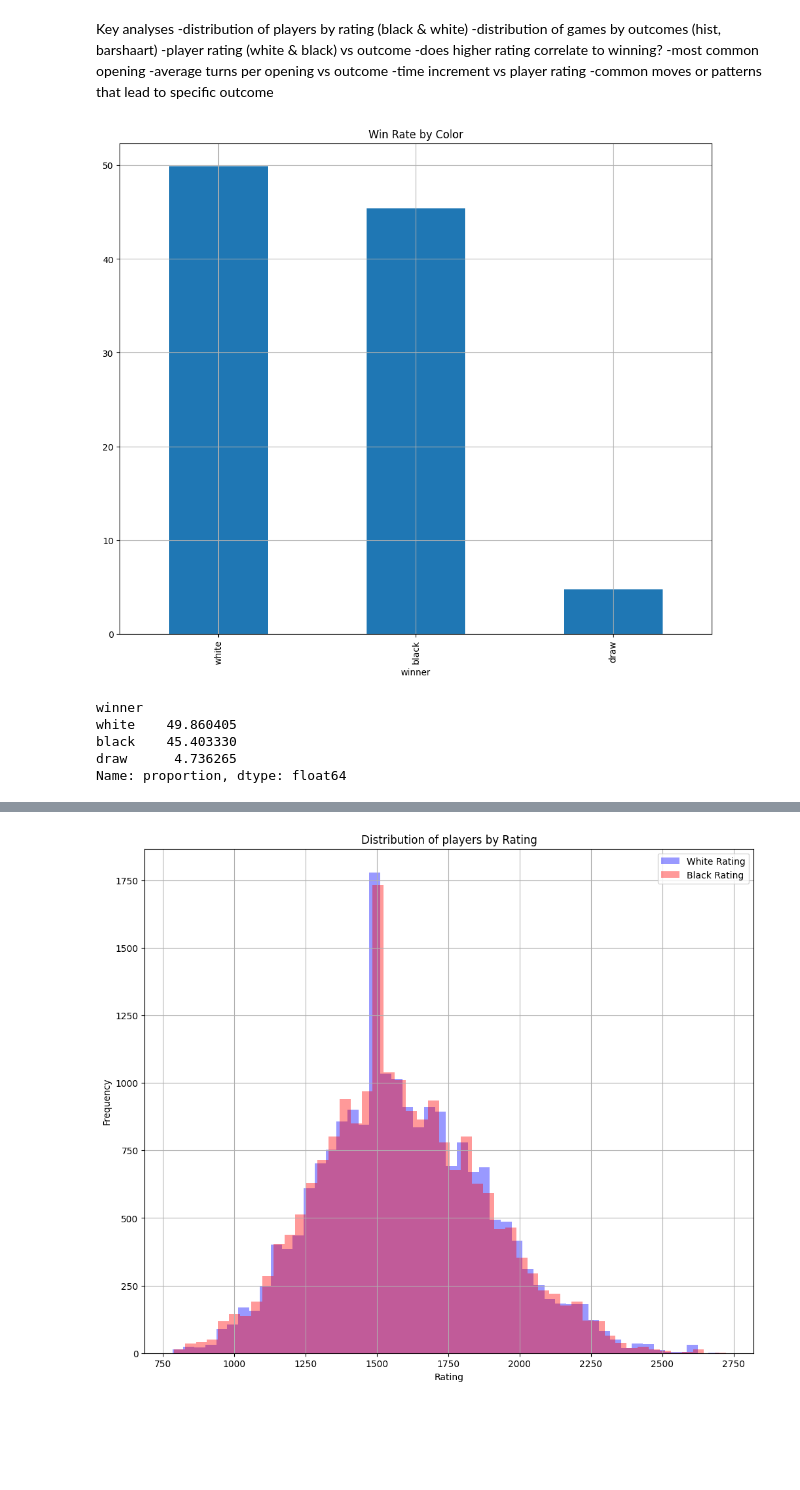
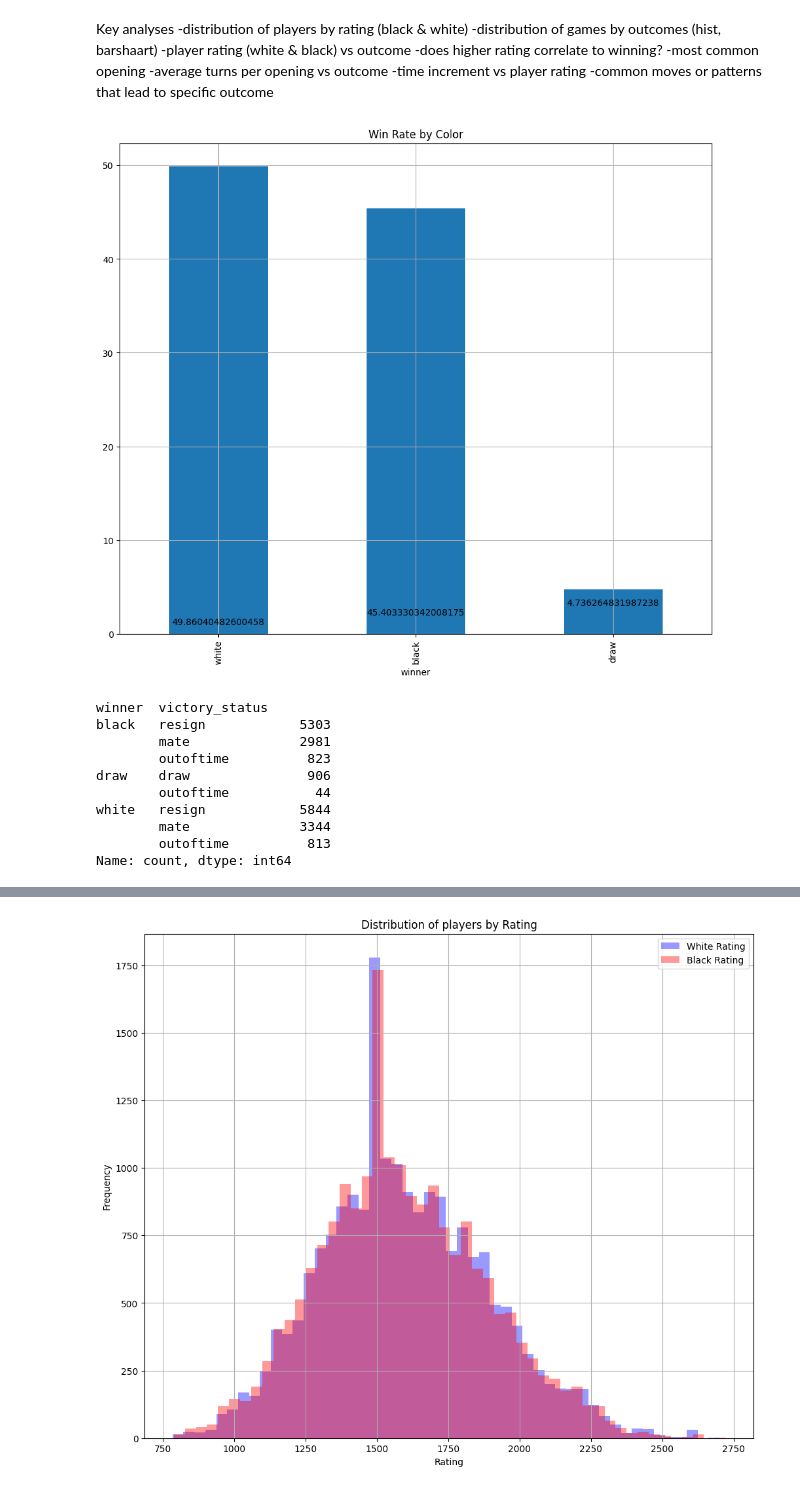
Before and after one commit to i-am-christy/The-Chess-Project, a Jupyter notebook: chess_project.ipynb, the cells around one changed output, grey strips where cells are left out. Saved outputs shown, nothing was run; the diff lists cells and outputs as text; code cells hidden in the pictures; blank space fills up the shorter version.

```diff
--- a/chess_project.ipynb
+++ b/chess_project.ipynb
@@ -82,6 +81,3 @@ From this decriptive analysis we can see that the mean rating for white player i
 
 Also, from the analysis above we can deduce that the turns column has a lot of outliers by merely looking at the mean, min, 25th, 75th and max data.
 The min no of moves is 1 while the max is 349 which is clearly very far apart. A closer look at the 25% and 75% show that the values are 37 and 79 turns respectively.
-# %%
-#create a duration column which is the subtraction of the start time from the end time
-data['game_duration'] = data['end_time'] - data['start_time']
@@ -108,18 +94,29 @@ Key analyses </br>
 # %%
 #win rate based on color
 winners = data['winner'].value_counts(normalize=True) * 100
 winners.plot(kind='bar', figsize=(12, 10))
+
+#add labels to the top of the bars
+for i in range(len(winners)):
+    plt.text(i, i+1, winners[i], ha="center")
+
 plt.title("Win Rate by Color")
 plt.grid(True)
 # %% [output]
-[figure, old version]
+[figure, new version]
-# %%
-print(winners)
-# %% [output]
-winner
-white    49.860405
-black    45.403330
-draw      4.736265
-Name: proportion, dtype: float64
+# %%
+victory = data[['victory_status', 'winner']].groupby('winner').value_counts()
+victory
+# %% [output]
+winner  victory_status
+black   resign            5303
+        mate              2981
+        outoftime          823
+draw    draw               906
+        outoftime           44
+white   resign            5844
+        mate              3344
+        outoftime          813
+Name: count, dtype: int64
 # %%
 #distribution of victory staus
```
Also changed, not shown: parts of 68 cells of this notebook.
